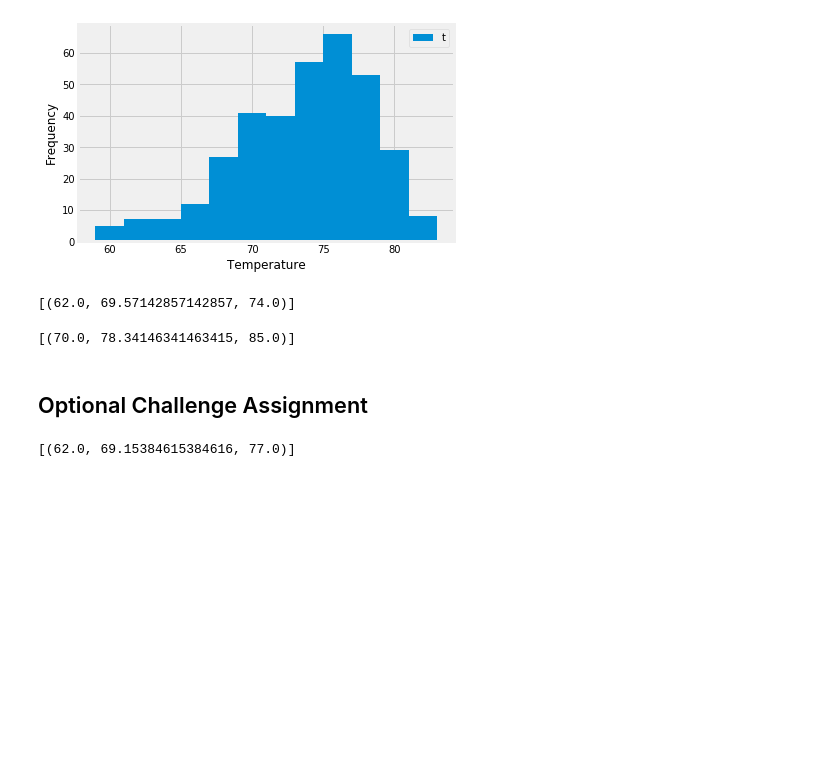
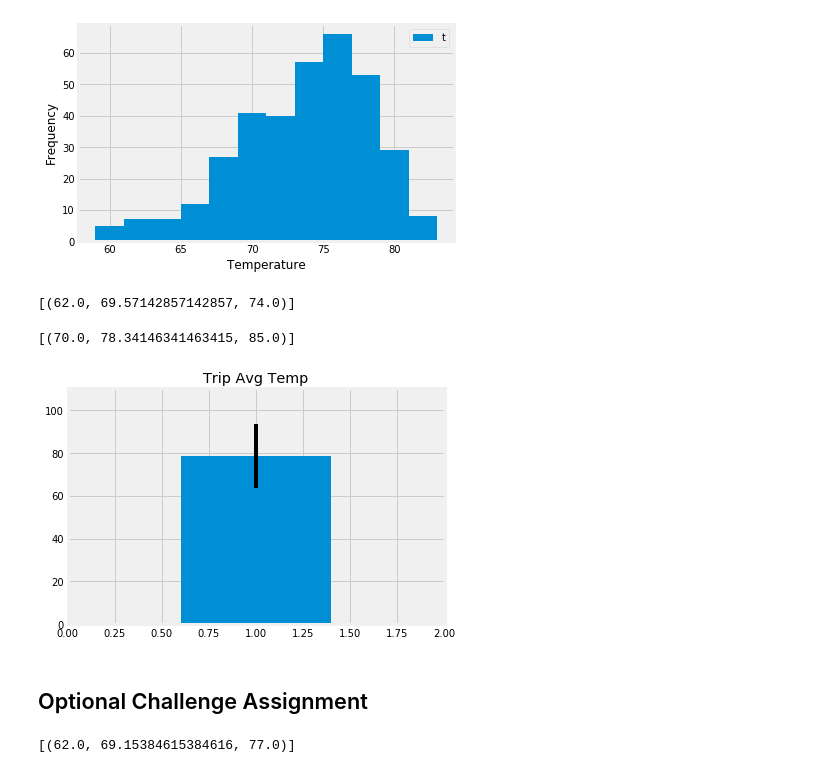
Before and after one commit to ugochi/AdvancedDataSQL, a Jupyter notebook: climate_starter.ipynb, the cells around one changed output. Saved outputs shown, nothing was run; the diff lists cells and outputs as text; code cells hidden in the pictures; blank space fills up the shorter version.

```diff
--- a/climate_starter.ipynb
+++ b/climate_starter.ipynb
@@ -205,14 +205,30 @@ print(calc_temps('2012-02-28', '2012-03-05'))
 # Use your previous function `calc_temps` to calculate the tmin, tavg, and tmax
 # for your trip using the previous year's data for those same dates.
 
-print(calc_temps("2017-08-11", "2017-08-20"))
+temps= calc_temps("2017-08-11", "2017-08-20")
+print(temps)
 # %% [output]
 [(70.0, 78.34146341463415, 85.0)]
 # %%
 # Plot the results from your previous query as a bar chart.
 # Use "Trip Avg Temp" as your Title
 # Use the average temperature for the y value
 # Use the peak-to-peak (tmax-tmin) value as the y error bar (yerr)
+
+tmin= temps[0][0]
+avg_temps= temps[0][1]
+tmax= temps[0][2]
+peak= tmax - tmin
+
+plt.bar(1, avg_temp)
+plt.title("Trip Avg Temp")
+plt.xlim(0,2)
+plt.ylim(0,110)
+plt.errorbar(1,avg_temps, yerr= peak, color= "black")
+plt.tight_layout()
+plt.show()
+# %% [output]
+[figure, added]
 # %%
 # Calculate the total amount of rainfall per weather station for your trip dates using the previous year's matching dates.
 # Sort this in descending order by precipitation amount and list the station, name, latitude, longitude, and elevation
```
